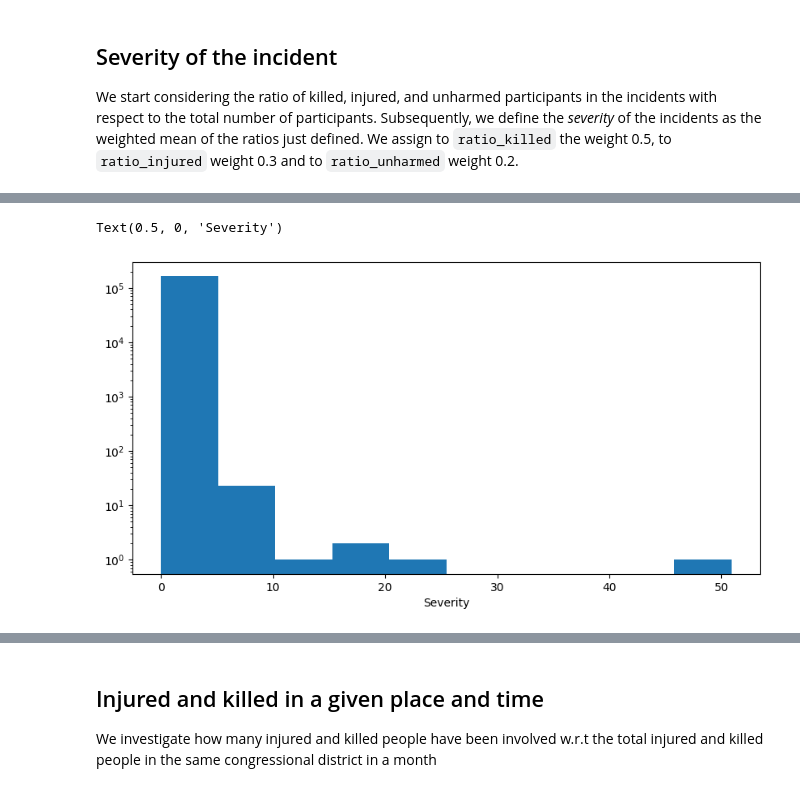
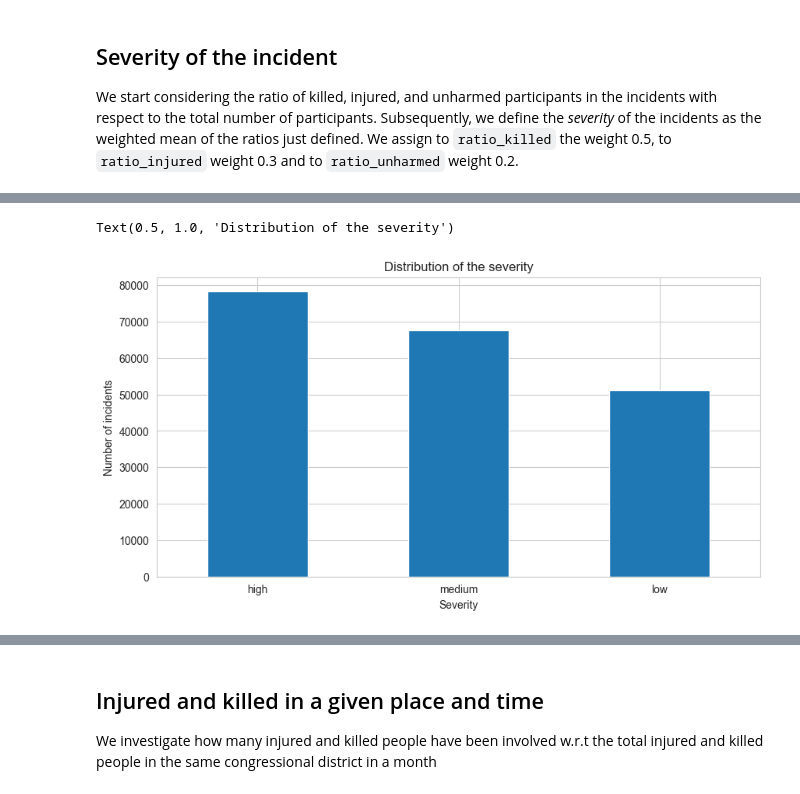
Before and after one commit to irenedovichi/DM-project, a Jupyter notebook: TASK 1/DataPreparation.ipynb, the cells around one changed output, grey strips where cells are left out. Cells and saved outputs as stored; diff of their text form; code cells hidden in the pictures.

```diff
--- a/TASK 1/DataPreparation.ipynb
+++ b/TASK 1/DataPreparation.ipynb
@@ -171,14 +169,25 @@ Text(0.5, 1.0, 'Distribution of the severity')
-# %%
-# distribution of the severity non normalized
-plt.figure(figsize=(10,5))
-# log scale
-plt.hist(df_incidents['severity_non_normalized'], bins=10)
-# log scale
-plt.yscale('log')
-plt.xlabel('Severity')
-# %% [output]
-Text(0.5, 0, 'Severity')
-[figure, removed]
+# %%
+# Let's try to define a new 'severity': we create a categorical feature with values 'low', 'medium', 'high' based on the severity
+# Assign low to those with severity <=20, medium to those with severity <=40, high to the others
+def f(x):
+    if x<=20:
+        return 'low'
+    elif x<=40:
+        return 'medium'
+    else:
+        return 'high'
+df_incidents['severity_cat'] = df_incidents['severity'].apply(f)
+# plot the distribution of the severity_cat
+plt.figure(figsize=(10,5))
+df_incidents['severity_cat'].value_counts().plot(kind='bar')
+# make the plot more readable
+plt.xticks(rotation=0)
+plt.xlabel('Severity')
+plt.ylabel('Number of incidents')
+plt.title('Distribution of the severity')
+# %% [output]
+Text(0.5, 1.0, 'Distribution of the severity')
+[figure, added]
 # %%
 # We drop the columns of the ratios
 df_incidents.drop(['ratio_killed', 'ratio_injured', 'ratio_unharmed'], axis=1)
```
Also changed, not shown: parts of 9 cells of this notebook.
